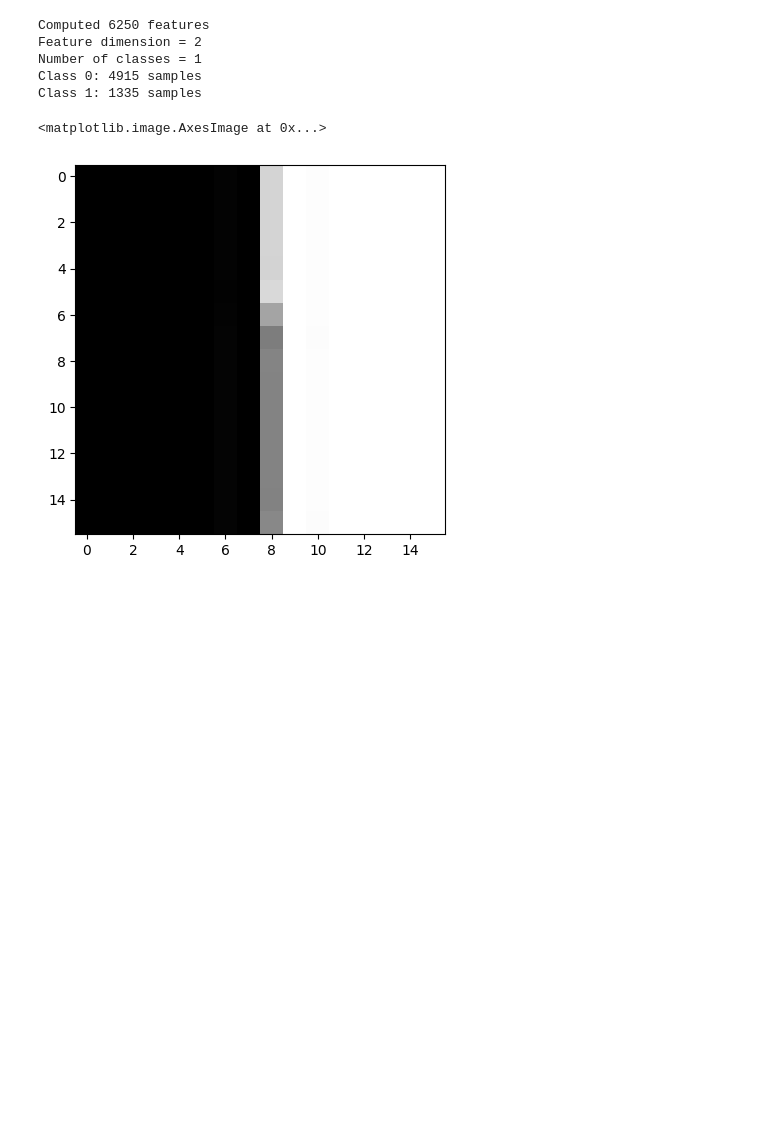
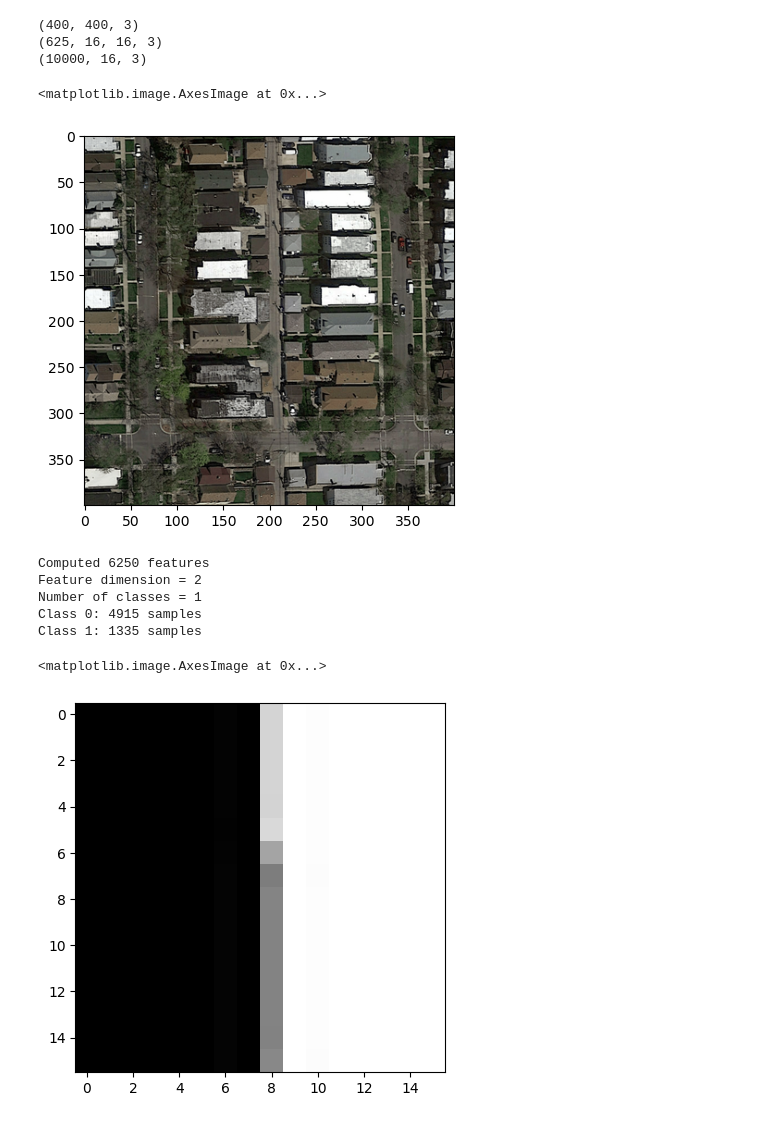
Before and after one commit to MaximeScope/ml_project2, a Jupyter notebook: segment_aerial_images.ipynb, the cells around one changed output. Cells and saved outputs as stored; diff of their text form; code cells hidden in the pictures; blank space fills up the shorter version.

```diff
--- a/segment_aerial_images.ipynb
+++ b/segment_aerial_images.ipynb
@@ -106,6 +106,27 @@ gt_patches = np.asarray(
         for j in range(len(gt_patches[i]))
     ]
 )
+# %%
+img = imgs[0]
+print(img.shape)
+img_patches = img_crop(img, 16, 16)
+print(np.array(img_patches).shape)
+img_patches = np.asarray(
+    [
+        img_patches[i][j]
+        for i in range(len(img_patches))
+        for j in range(len(img_patches[i]))
+    ]
+)
+print(img_patches.shape)
+# plt.imshow(img_patches, cmap="Greys_r")
+plt.imshow(img)
+# %% [output]
+(400, 400, 3)
+(625, 16, 16, 3)
+(10000, 16, 3)
+<matplotlib.image.AxesImage at 0x...>
+[figure, added]
 # %%
 # Extract 6-dimensional features consisting of average RGB color as well as variance
 def extract_features(img):
```
Also changed, not shown: parts of 2 cells of this notebook, 1 other file.
